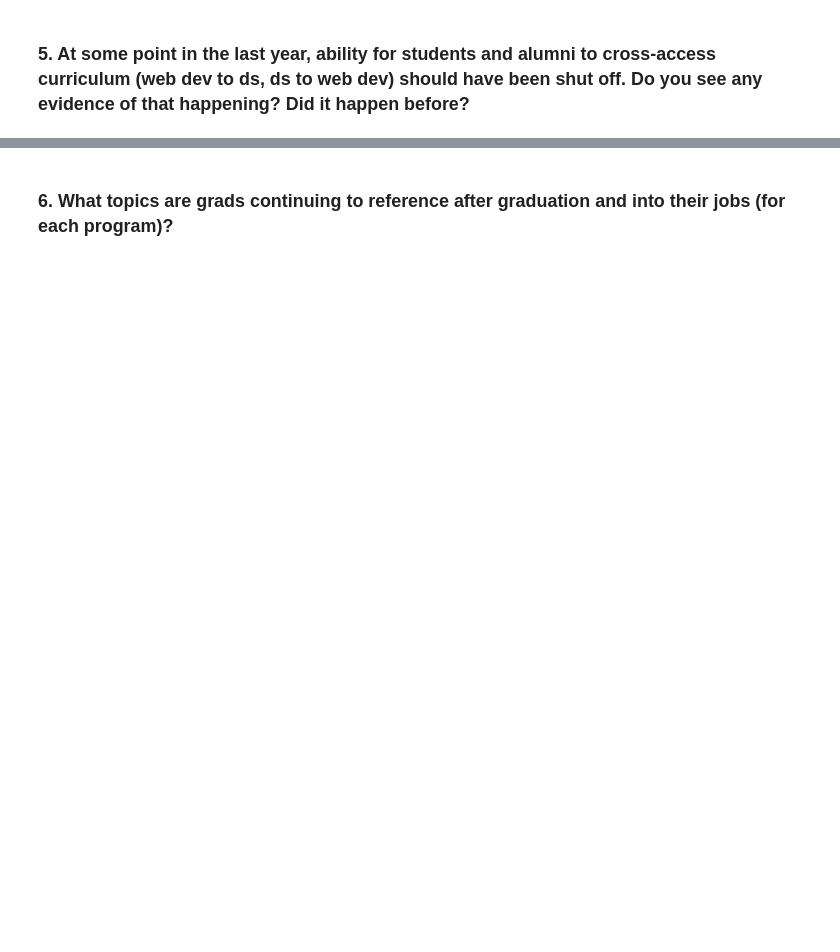
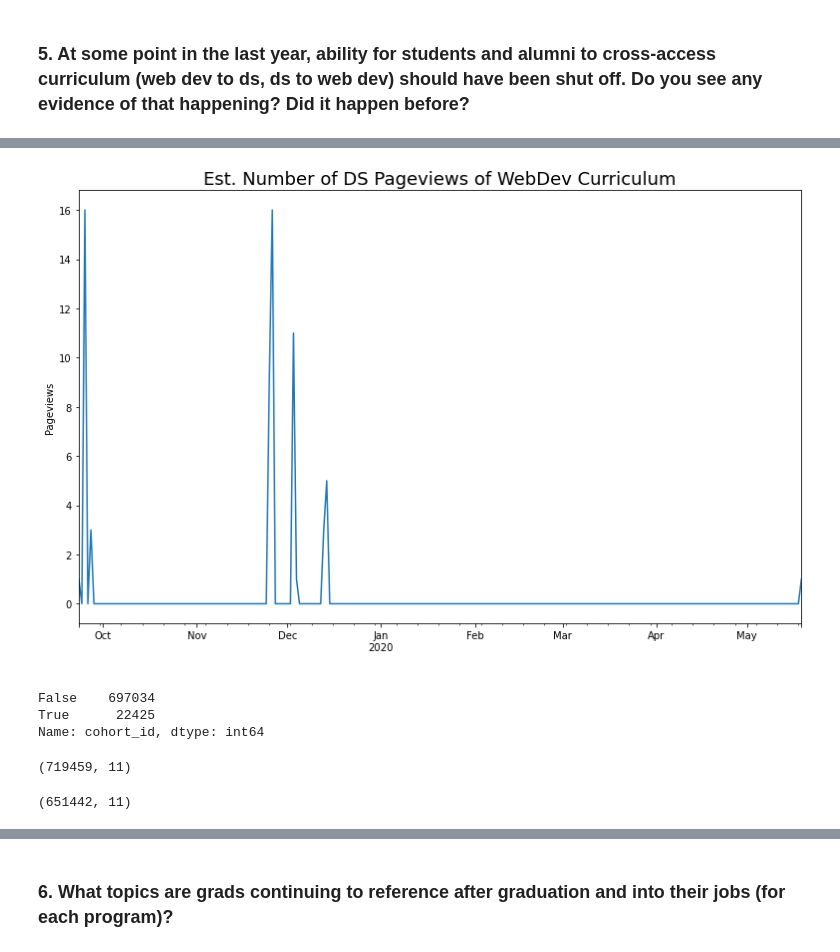
Before and after one commit to lukewbecker/time-series-project, a Jupyter notebook: time_series_project.ipynb, the cells around one changed output, grey strips where cells are left out. Drawn from its saved outputs; the diff is of its cells as text; code cells hidden in the pictures; blank space fills up the shorter version.

```diff
--- a/time_series_project.ipynb
+++ b/time_series_project.ipynb
@@ -1221,0 +1379,4 @@ plt.show()
+# %%
+ds_df = ds_df.dropna()
+# %%
+duplicate_ds_mask = ds_df.webpage.str.contains('java|html-css|jQuery|spring|tdd')
@@ -1221,0 +1389,3 @@ plt.show()
+# %%
+ds_df_dup = ds_df[duplicate_ds_mask]
+ds_df_dup
@@ -1221,0 +1411,8 @@ plt.show()
+# %%
+ds_df_dup.resample("D").webpage.count().plot(figsize = (13, 8))
+plt.title("Est. Number of DS Pageviews of WebDev Curriculum", fontsize = 18)
+plt.xlabel(" ")
+plt.ylabel("Pageviews")
+plt.show()
+# %% [output]
+[figure, added]
@@ -1221,0 +1421,16 @@ plt.show()
+# %%
+(wd_df2.cohort_id == 59.0).value_counts()
+# %% [output]
+False    697034
+True      22425
+Name: cohort_id, dtype: int64
+# %%
+wd_df2.shape
+# %% [output]
+(719459, 11)
+# %%
+# Isolating only the webdev stuff.
+wd_df2 = wd_df2[~wd_df2.cohort_id.isin([30, 34, 55, 59])]
+wd_df2.shape
+# %% [output]
+(651442, 11)
```
Also changed, not shown: parts of 39 cells of this notebook.
